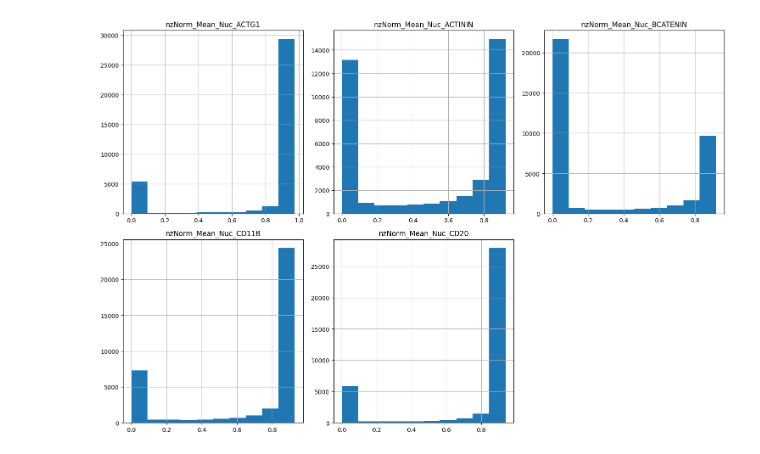
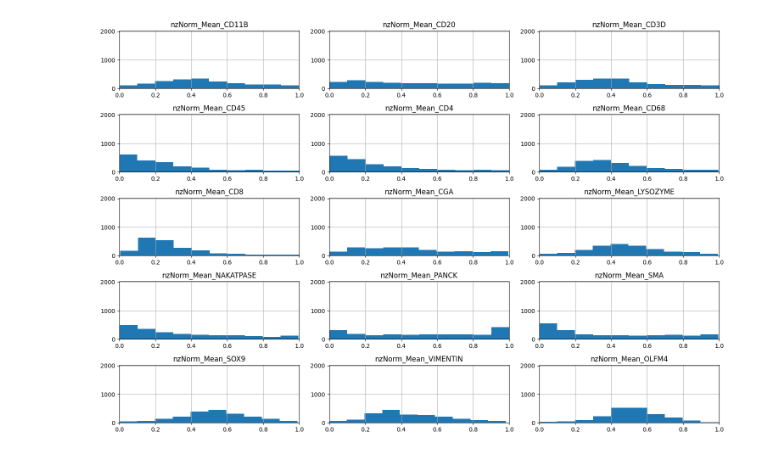
Before and after one commit to MASILab/DAPI_RegNet, a Jupyter notebook: R_Codes/add_slide_id_column.ipynb, the cells around one changed output. Saved outputs shown, nothing was run; the diff lists cells and outputs as text; code cells hidden in the pictures.

```diff
--- a/R_Codes/add_slide_id_column.ipynb
+++ b/R_Codes/add_slide_id_column.ipynb
@@ -21,0 +4,3 @@ df.head()
+# %%
+df_registered=pd.read_csv('/fs5/p_masi/rudravg/MxIF_Vxm_Registered/sheets/instance_data_allMarkers.csv')
+df_unregistered=pd.read_csv('/fs5/p_masi/rudravg/MxIF_Vxm_Registered/sheets/unregistered_instance_data_allMarkers4.csv')
@@ -22,22 +59,29 @@ df.head()
 # %%
-import matplotlib.pyplot as plt
+import numpy as np
+
+# Calculate the number of rows and columns for the subplots
+n = len(df_unregistered.columns[:])  # Number of columns to plot
+ncols = 3  # Number of columns in the subplot grid
+nrows = int(np.ceil(n / ncols))  # Number of rows in the subplot grid
 
 # Create a figure and a grid of subplots
-fig, axes = plt.subplots(nrows=2, ncols=3, figsize=(15, 10))
+fig, axes = plt.subplots(nrows=nrows, ncols=ncols, figsize=(15, 10))
 
 # Flatten the axes array
 axes = axes.ravel()
 
-# Create a histogram for each column
-for i, column in enumerate(df.columns):
-    df[column].hist(ax=axes[i])
+# Create a histogram for each column, skipping the first one
+for i, column in enumerate(df_unregistered.columns[:]):
+    df_unregistered[column].hist(ax=axes[i])
     axes[i].set_title(column)
+    axes[i].set_xlim([0,1])
+    axes[i].set_ylim([0, 2025])
 
 # Remove the extra subplots
-for i in range(len(df.columns), len(axes)):
+for i in range(n, len(axes)):
     fig.delaxes(axes[i])
 
 plt.tight_layout()
 plt.show()
 # %% [output]
-[figure, old version]
+[figure, new version]
```
Also changed, not shown: parts of 9 cells of this notebook, 16 other files.
